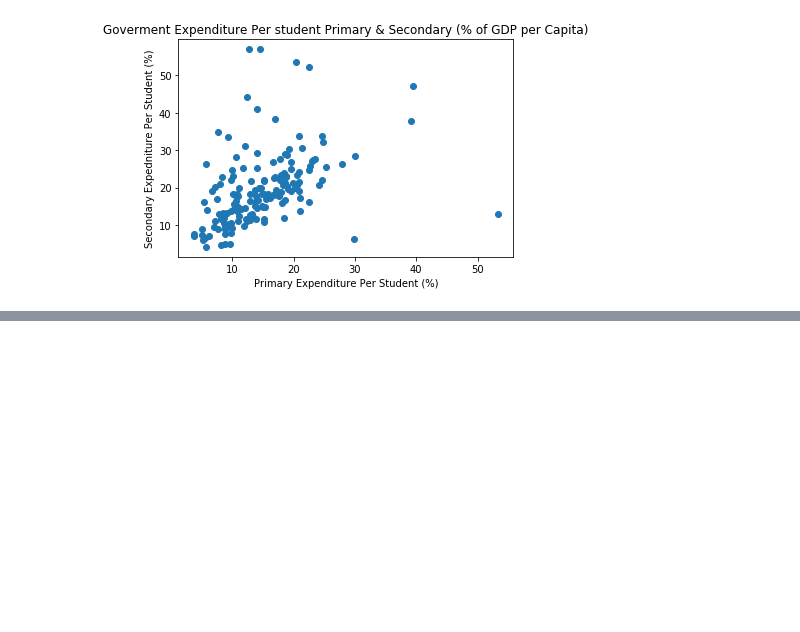
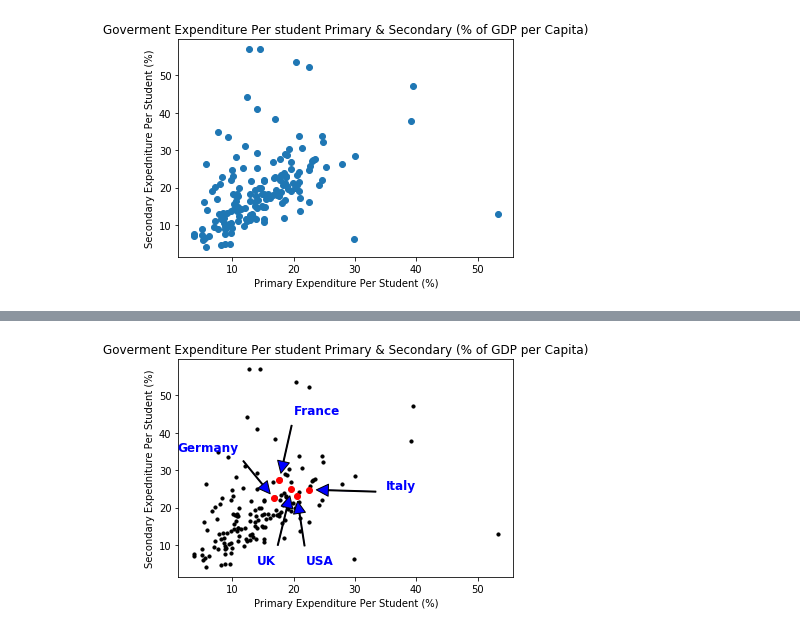
Before and after one commit to ancientfrog/teamplato, a Jupyter notebook: CS504_TeamPlato_JC.ipynb, the cells around one changed output, grey strips where cells are left out. Cells and saved outputs as stored; diff of their text form; code cells hidden in the pictures; blank space fills up the shorter version.

```diff
--- a/CS504_TeamPlato_JC.ipynb
+++ b/CS504_TeamPlato_JC.ipynb
@@ -365,0 +407,55 @@ plt.show()
+# %%
+#Scatter Plot Verions #4
+x = dframe6.SE_XPD_PRIM_PC_ZS
+y = dframe6.SE_XPD_SECO_PC_ZS
+
+
+plt.scatter(x, y, label='test', color='k', s=10)
+usa = dframe6.SE_XPD_PRIM_PC_ZS.iloc[0]
+
+
+plt.title('Goverment Expenditure Per student Primary & Secondary (% of GDP per Capita)')
+plt.xlabel('Primary Expenditure Per Student (%)')
+plt.ylabel('Secondary Expedniture Per Student (%)')
+
+#plt.text(20, 23+1, 'USA',size=12,color='Blue',fontweight='bold')
+#plt.text(22.46, 24.82+1, 'Italy',size=12,color='Blue',fontweight='bold')
+#plt.text(19, 24+1, 'United Kindom',size=12,color='Blue',fontweight='bold')
+#plt.text(17.71, 27.52+1, 'France',size=12,color='Blue',fontweight='bold')
+#plt.text(16.78, 22.54+1, 'Germany',size=12,color='Blue',fontweight='bold')
+
+plt.plot(20.52, 23.24, 'ro')
+plt.annotate('USA',size=12,color='Blue',fontweight='bold',
+            xy=(20.52, 23.24), xytext=(22, 5),
+            arrowprops=dict(facecolor='blue',
+            shrink=0.1, width=1))
+
+plt.plot(22.46, 24.82, 'ro')
+plt.annotate('Italy',size=12,color='Blue',fontweight='bold',
+            xy=(22.46, 24.82), xytext=(35, 25),
+            arrowprops=dict(facecolor='blue',
+            shrink=0.1, width=1))
+
+plt.plot(19.66, 24.88, 'ro')
+plt.annotate('UK',size=12,color='Blue',fontweight='bold',
+            xy=(19.66, 24.88), xytext=(14, 5),
+            arrowprops=dict(facecolor='blue',
+            shrink=0.1, width=1))
+
+plt.plot(16.78, 22.54, 'ro')
+plt.annotate('Germany',size=12,color='Blue',fontweight='bold',
+            xy=(16.78, 22.54), xytext=(1, 35),
+            arrowprops=dict(facecolor='blue',
+            shrink=0.1, width=1))
+
+#Highlighting France
+plt.plot(17.71, 27.52, 'ro')
+plt.annotate('France',size=12,color='Blue',fontweight='bold',
+            xy=(17.71, 27.52), xytext=(20, 45),
+            arrowprops=dict(facecolor='blue',
+            shrink=0.1, width=1))
+
+
+plt.show()
+# %% [output]
+[figure, added]
```
Also changed, not shown: parts of 5 cells of this notebook.
